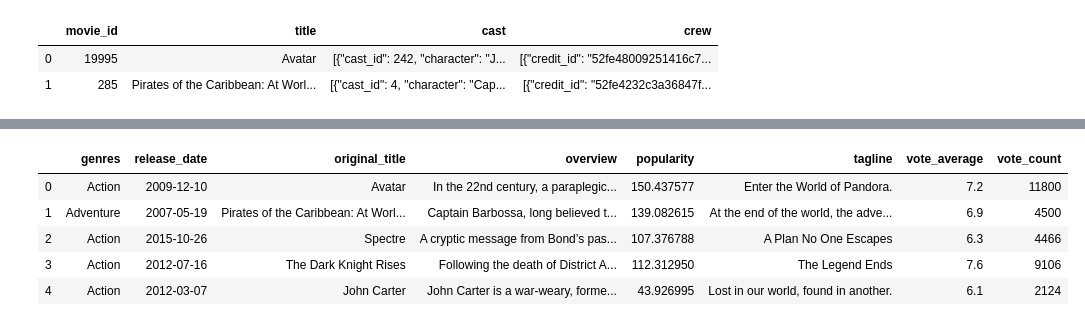
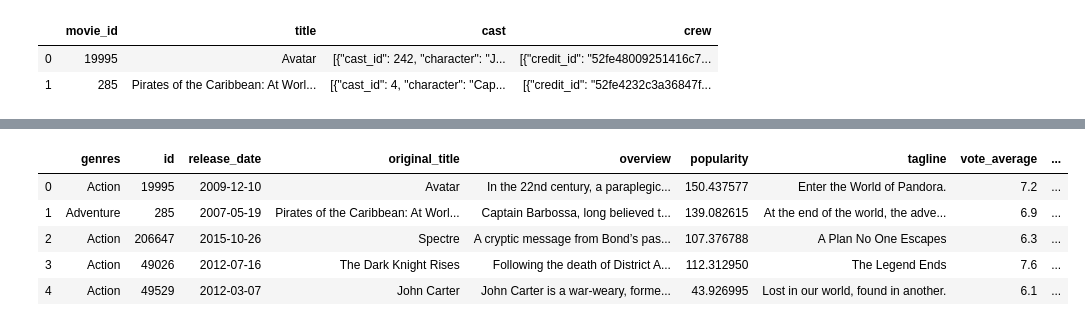
Before and after one commit to com-480-data-visualization/com-480-project-vizzybussy, a Jupyter notebook: most_popular_movies_per_genre.ipynb, the cells around one changed output, grey strips where cells are left out. Saved outputs shown, nothing was run; the diff lists cells and outputs as text; code cells hidden in the pictures.

```diff
--- a/most_popular_movies_per_genre.ipynb
+++ b/most_popular_movies_per_genre.ipynb
@@ -38,17 +38,17 @@ def get_first_genre(genres):
         return np.nan
     return L[0]
 # %%
-movie_genres = tmdb_movies[["genres", "release_date","original_title","overview","popularity", "tagline", "vote_average","vote_count"]]
+movie_genres = tmdb_movies[["genres","id", "release_date","original_title","overview","popularity", "tagline", "vote_average","vote_count"]]
 movie_genres["genres"] = movie_genres.genres.apply(lambda x: get_first_genre(literal_eval(x)))
 movie_genres.dropna(inplace=True)
 movie_genres.head()
 # %% [output]
-|  | genres | release_date | original_title | overview | popularity | tagline | vote_average | vote_count |
-| 0 | Action | 2009-12-10 | Avatar | In the 22nd century, a paraplegic... | 150.437577 | Enter the World of Pandora. | 7.2 | 11800 |
-| 1 | Adventure | 2007-05-19 | Pirates of the Caribbean: At Worl... | Captain Barbossa, long believed t... | 139.082615 | At the end of the world, the adve... | 6.9 | 4500 |
-| 2 | Action | 2015-10-26 | Spectre | A cryptic message from Bond’s pas... | 107.376788 | A Plan No One Escapes | 6.3 | 4466 |
-| 3 | Action | 2012-07-16 | The Dark Knight Rises | Following the death of District A... | 112.312950 | The Legend Ends | 7.6 | 9106 |
-| 4 | Action | 2012-03-07 | John Carter | John Carter is a war-weary, forme... | 43.926995 | Lost in our world, found in another. | 6.1 | 2124 |
+|  | genres | id | release_date | original_title | overview | popularity | tagline | vote_average | ... |
+| 0 | Action | 19995 | 2009-12-10 | Avatar | In the 22nd century, a paraplegic... | 150.437577 | Enter the World of Pandora. | 7.2 | ... |
+| 1 | Adventure | 285 | 2007-05-19 | Pirates of the Caribbean: At Worl... | Captain Barbossa, long believed t... | 139.082615 | At the end of the world, the adve... | 6.9 | ... |
+| 2 | Action | 206647 | 2015-10-26 | Spectre | A cryptic message from Bond’s pas... | 107.376788 | A Plan No One Escapes | 6.3 | ... |
+| 3 | Action | 49026 | 2012-07-16 | The Dark Knight Rises | Following the death of District A... | 112.312950 | The Legend Ends | 7.6 | ... |
+| 4 | Action | 49529 | 2012-03-07 | John Carter | John Carter is a war-weary, forme... | 43.926995 | Lost in our world, found in another. | 6.1 | ... |
 # %%
 movie_genres.sort_values("popularity", ascending=False, inplace=True)
 # %%
```
Also changed, not shown: parts of 4 cells of this notebook, 7 other files.
